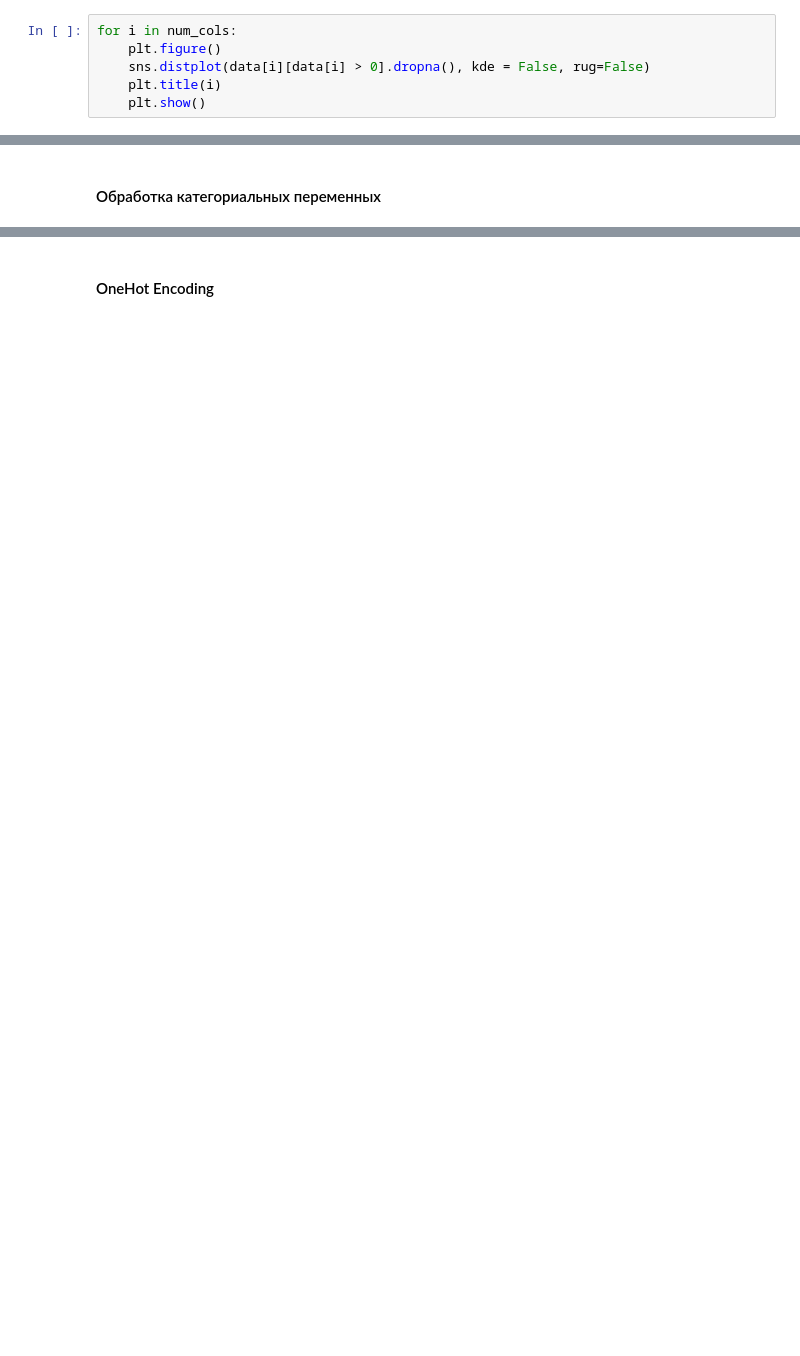
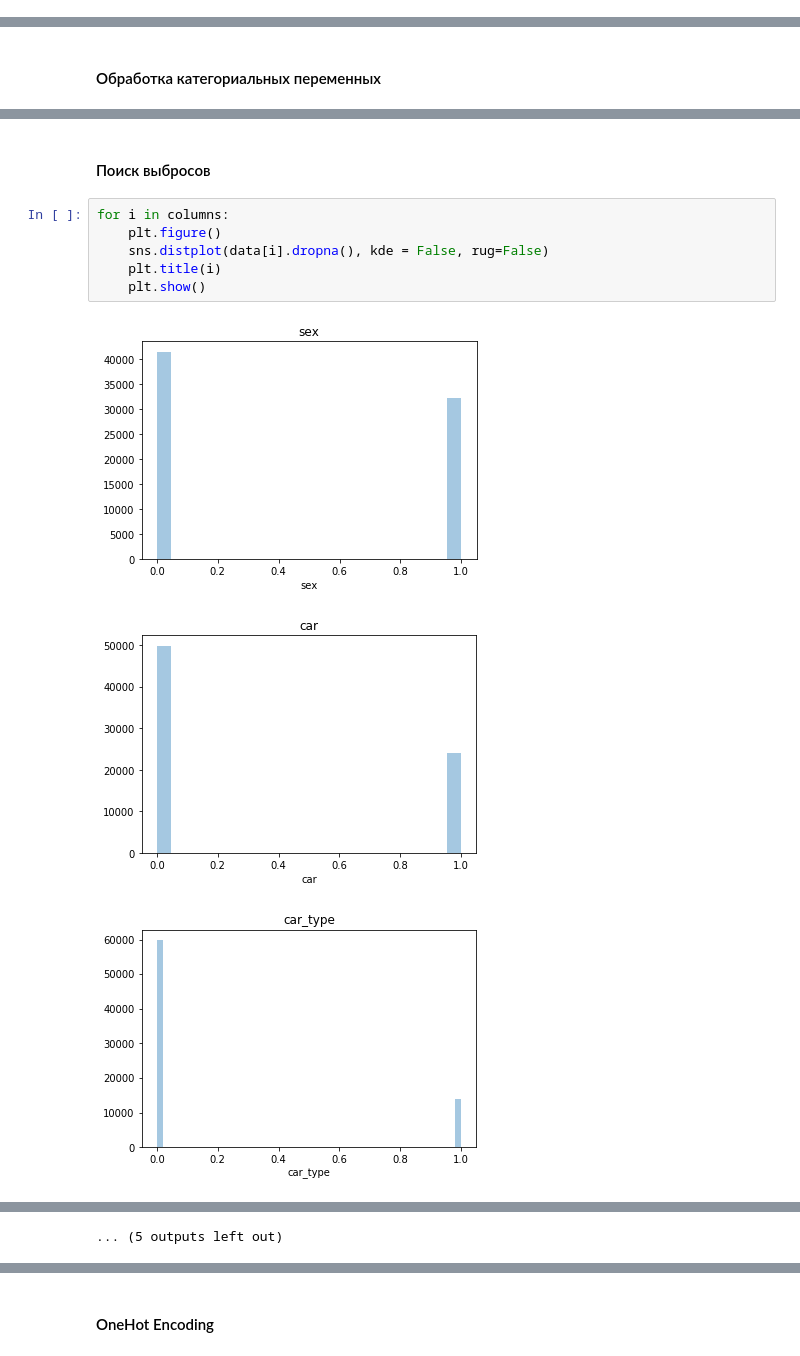
Before and after one commit to Fahrenheit-sp/SkillFactory, a Jupyter notebook: module_5/Module-5.ipynb, the cells around one changed output, grey strips where cells are left out. Drawn from its saved outputs; the diff is of its cells as text; blank space fills up the shorter version.

```diff
--- a/module_5/Module-5.ipynb
+++ b/module_5/Module-5.ipynb
@@ -104,6 +136,0 @@ num_cols = ['age', 'decline_app_cnt', 'bki_request_cnt', 'income']
-# %%
-for i in num_cols:
-    plt.figure()
-    sns.distplot(data[i][data[i] > 0].dropna(), kde = False, rug=False)
-    plt.title(i)
-    plt.show()
@@ -179,0 +166,12 @@ imp_cat.plot(kind = 'barh')
+# %% [markdown]
+#### Поиск выбросов
+# %%
+for i in columns:
+    plt.figure()
+    sns.distplot(data[i].dropna(), kde = False, rug=False)
+    plt.title(i)
+    plt.show()
+# %% [output]
+[figure, added]
+[figure, added]
+[figure, added]
@@ -179,0 +187 @@ imp_cat.plot(kind = 'barh')
+... (5 outputs left out)
```
Also changed, not shown: parts of 33 cells of this notebook.
